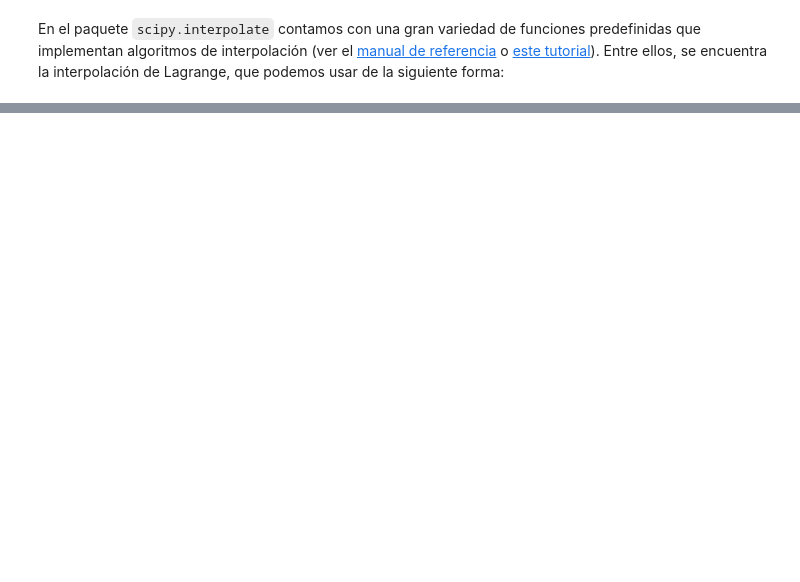
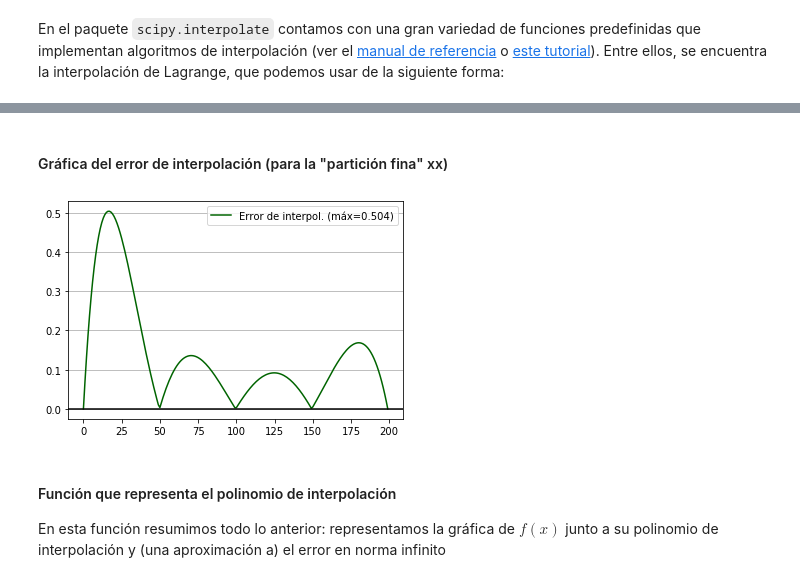
Before and after one commit to rrgalvan/python-mnii, a Jupyter notebook: 2-interpolacion/Tema-2_Pb-1.ipynb, the cells around one changed output, grey strips where cells are left out. Saved outputs shown, nothing was run; the diff lists cells and outputs as text; code cells hidden in the pictures; blank space fills up the shorter version.

```diff
--- a/2-interpolacion/Tema-2_Pb-1.ipynb
+++ b/2-interpolacion/Tema-2_Pb-1.ipynb
@@ -75,0 +75,16 @@ Gráfica de p:
+# %% [markdown]
+#### Gráfica del error de interpolación (para la "partición fina" xx)
+# %%
+errores_xx = abs(f(xx)-p(xx)) # Array de errores
+max_err = max(errores_xx)
+etiqueta_error = f"Error de interpol. (máx={max_err:0.3})"
+plt.plot(errores_xx, c="darkgreen", label=etiqueta_error)
+plt.axhline(c="black")  # Eje horizontal (OX)
+plt.legend()
+plt.grid(axis='y')
+# %% [output]
+[figure, added]
+# %% [markdown]
+#### Función que representa el polinomio de interpolación
+
+En esta función resumimos todo lo anterior: representamos la gráfica de $f(x)$ junto a su polinomio de interpolación y (una aproximación a) el error en norma infinito
```
Also changed, not shown: parts of 8 cells of this notebook.
